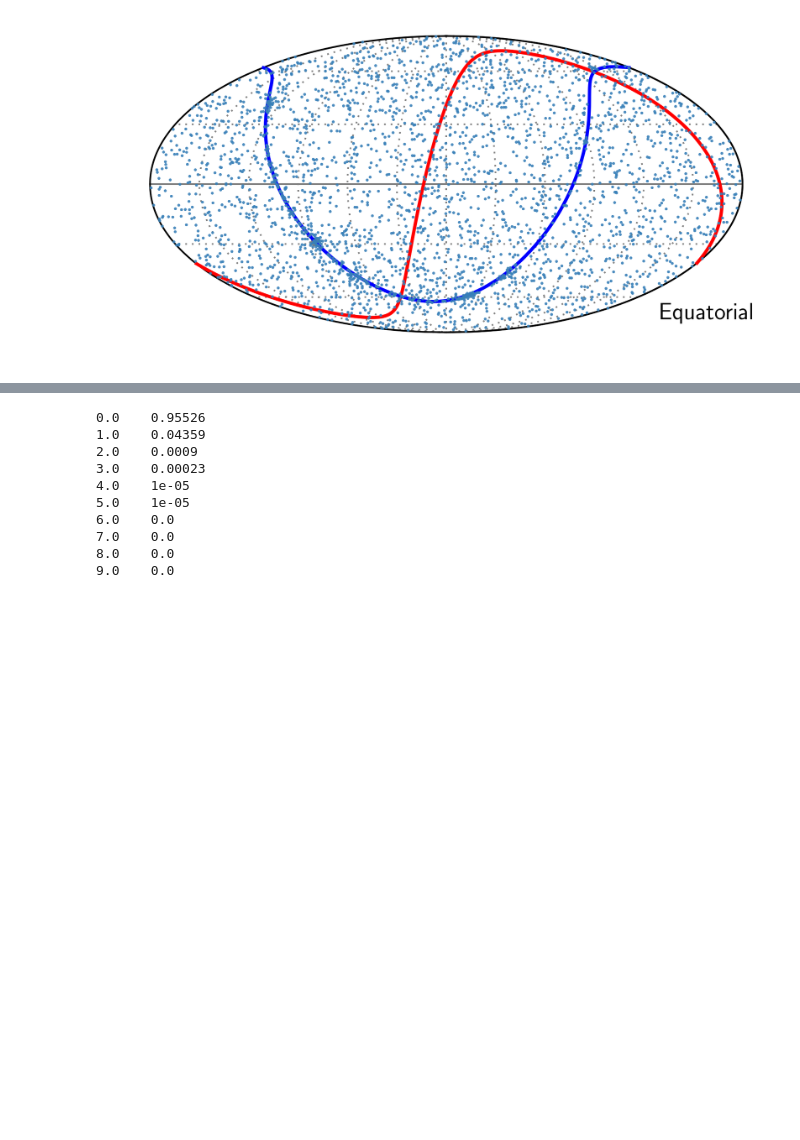
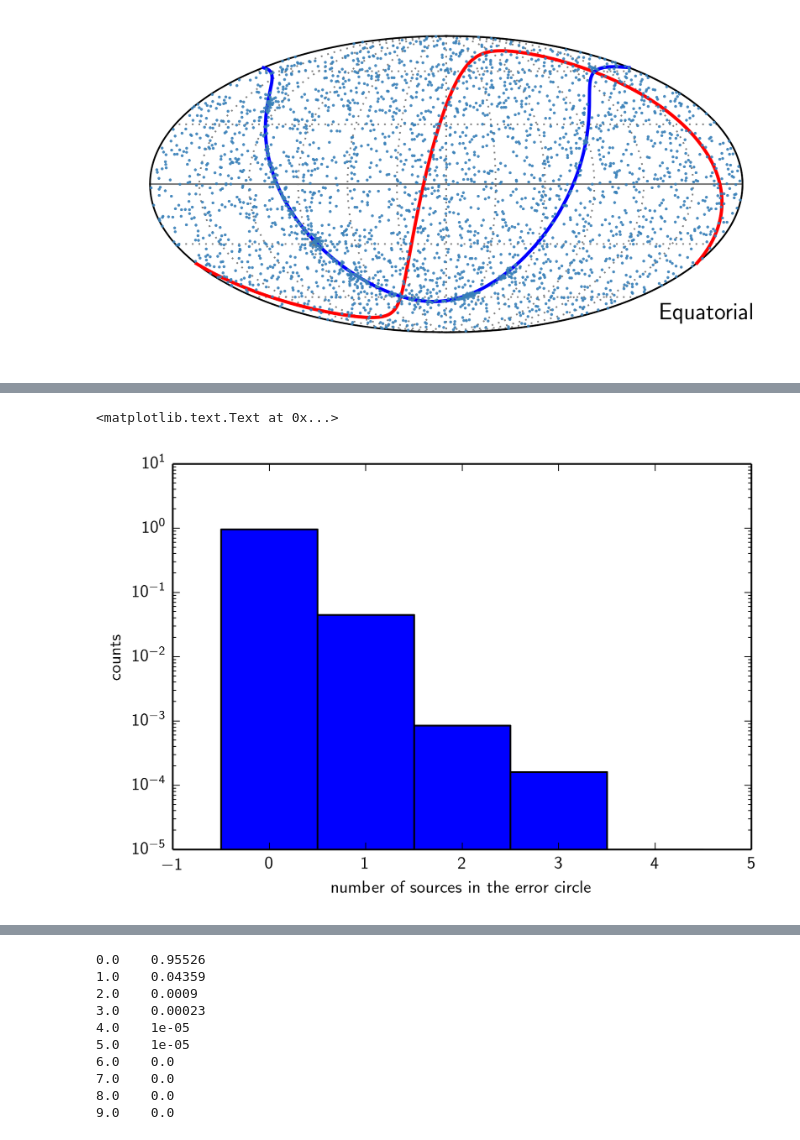
Before and after one commit to 221B-Haibara/IceCube_AstroNumy, a Jupyter notebook: Notebooks/local_thinkpad_skymap.ipynb, the cells around one changed output, grey strips where cells are left out. Cells and saved outputs as stored; diff of their text form; code cells hidden in the pictures; blank space fills up the shorter version.

```diff
--- a/Notebooks/local_thinkpad_skymap.ipynb
+++ b/Notebooks/local_thinkpad_skymap.ipynb
@@ -122,3 +136,12 @@ The interval between meridians is 30 deg -0.00'.
+# %%
+a = plt.hist(within_res_1, bins=np.linspace(-0.5,9.5,11), normed=True)
+plt.yscale("log",nonposy='clip')
+plt.ylim(1e-5,1e1)
+plt.xlabel("number of sources in the error circle")
+plt.ylabel("counts")
+# %% [output]
+<matplotlib.text.Text at 0x...>
+[figure, added]
 # %%
 %%time
 angular_res = 0.5
```
Also changed, not shown: parts of 10 cells of this notebook.
